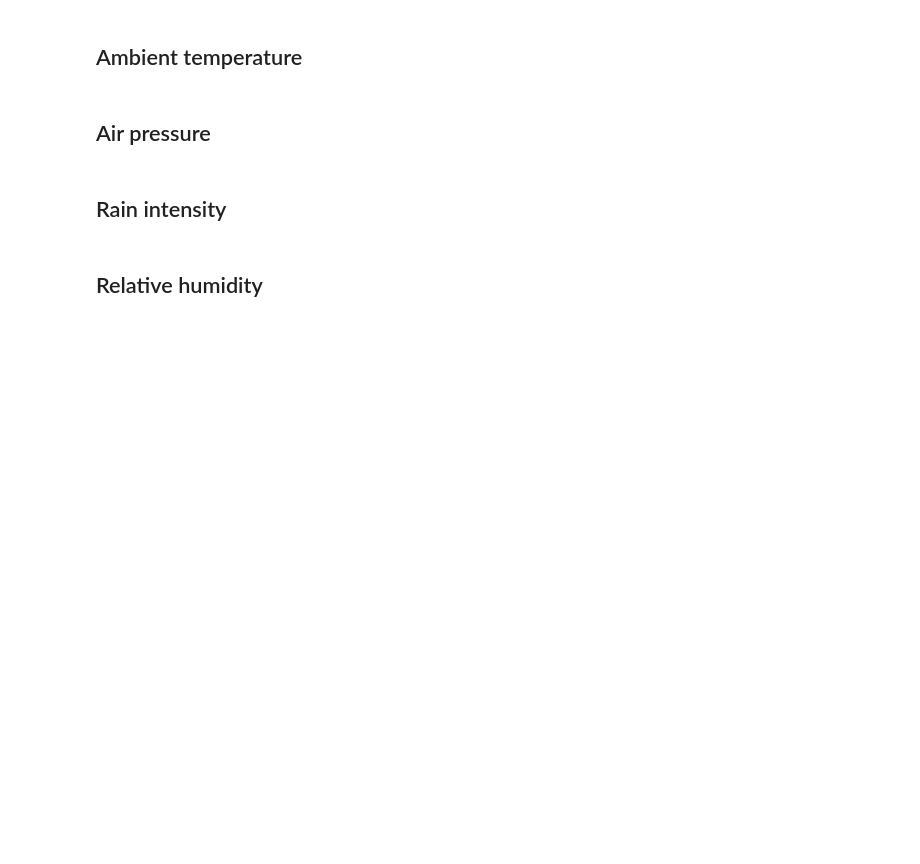
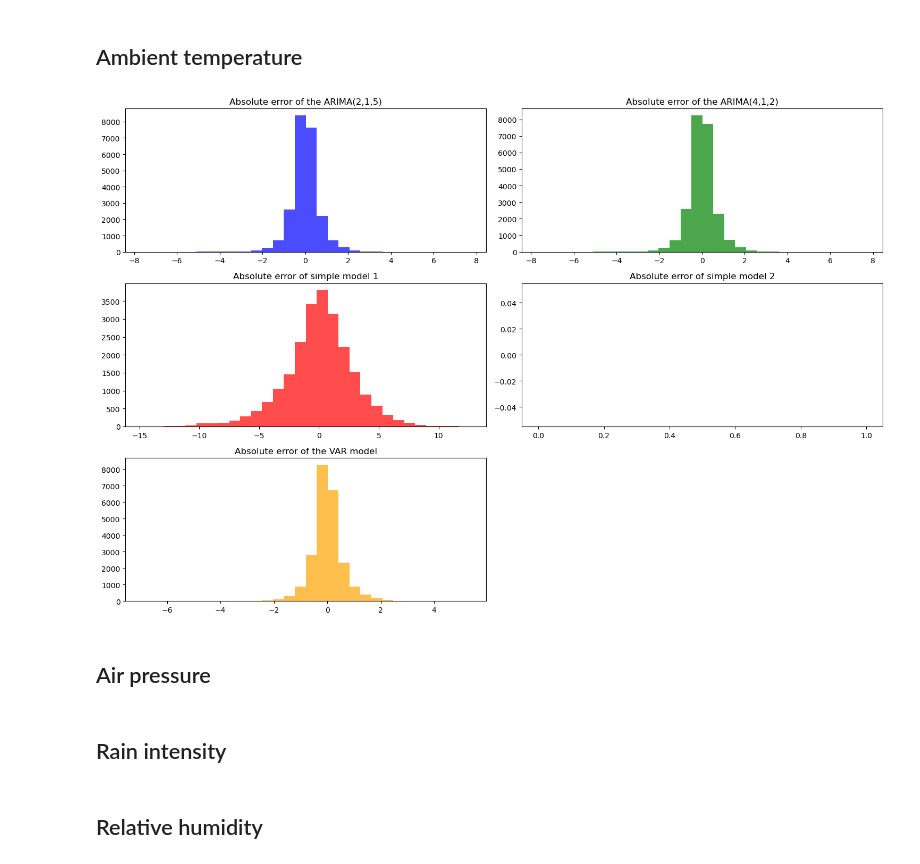
Before and after one commit to bregina98/Local-prediction-of-weather-parameters-based-on-historical-data, a Jupyter notebook: comparison of all the models/all_models.ipynb, the cells around one changed output. Drawn from its saved outputs; the diff is of its cells as text; code cells hidden in the pictures; blank space fills up the shorter version.

Commit message:
histograms for temperature

```diff
--- a/comparison of all the models/all_models.ipynb
+++ b/comparison of all the models/all_models.ipynb
@@ -124,11 +124,46 @@ temp_sim_1 = simple_1['AMBIENT_TEMPERATURE']
 temp_sim_2 = simple_2['AMBIENT_TEMPERATURE']
 
 # VAR
-
-#temp_var =
+temp_var = var['AMBIENT_TEMPERATURE']
 
 # VAR sinus
 #temp_var_sin =
+# %%
+# errors
+error_arima_215 = (temp_actual - temp_arima_215).dropna()
+error_arima_412 = (temp_actual - temp_arima_412).dropna()
+error_simple_1 = (temp_actual - temp_sim_1).dropna()
+error_simple_2 = (temp_actual - temp_sim_2).dropna()
+error_var = (temp_actual - temp_var).dropna()
+# %%
+# histograms of the errors
+
+plt.figure(figsize=(15, 10))
+
+plt.subplot(3, 2, 1)
+plt.hist(error_arima_215, bins=30, color='blue', alpha=0.7)
+plt.title('Absolute error of the ARIMA(2,1,5)')
+
+plt.subplot(3, 2, 2)
+plt.hist(error_arima_412, bins=30, color='green', alpha=0.7)
+plt.title('Absolute error of the ARIMA(4,1,2)')
+
+plt.subplot(3, 2, 3)
+plt.hist(error_simple_1, bins=30, color='red', alpha=0.7)
+plt.title('Absolute error of simple model 1')
+
+plt.subplot(3, 2, 4)
+plt.hist(error_simple_2, bins=30, color='purple', alpha=0.7)
+plt.title('Absolute error of simple model 2')
+
+plt.subplot(3, 2, 5)
+plt.hist(error_var, bins=30, color='orange', alpha=0.7)
+plt.title('Absolute error of the VAR model')
+
+plt.tight_layout()
+plt.show()
+# %% [output]
+[figure, added]
 # %% [markdown]
 ## Air pressure
 # %% [markdown]
```
